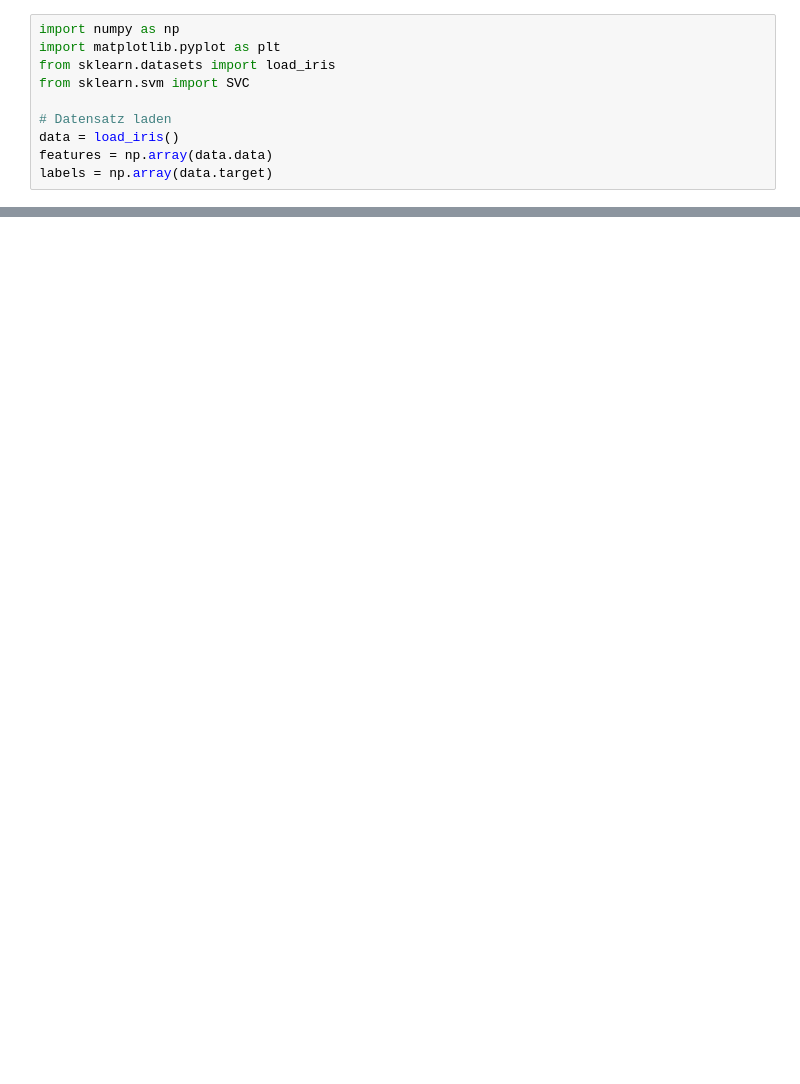
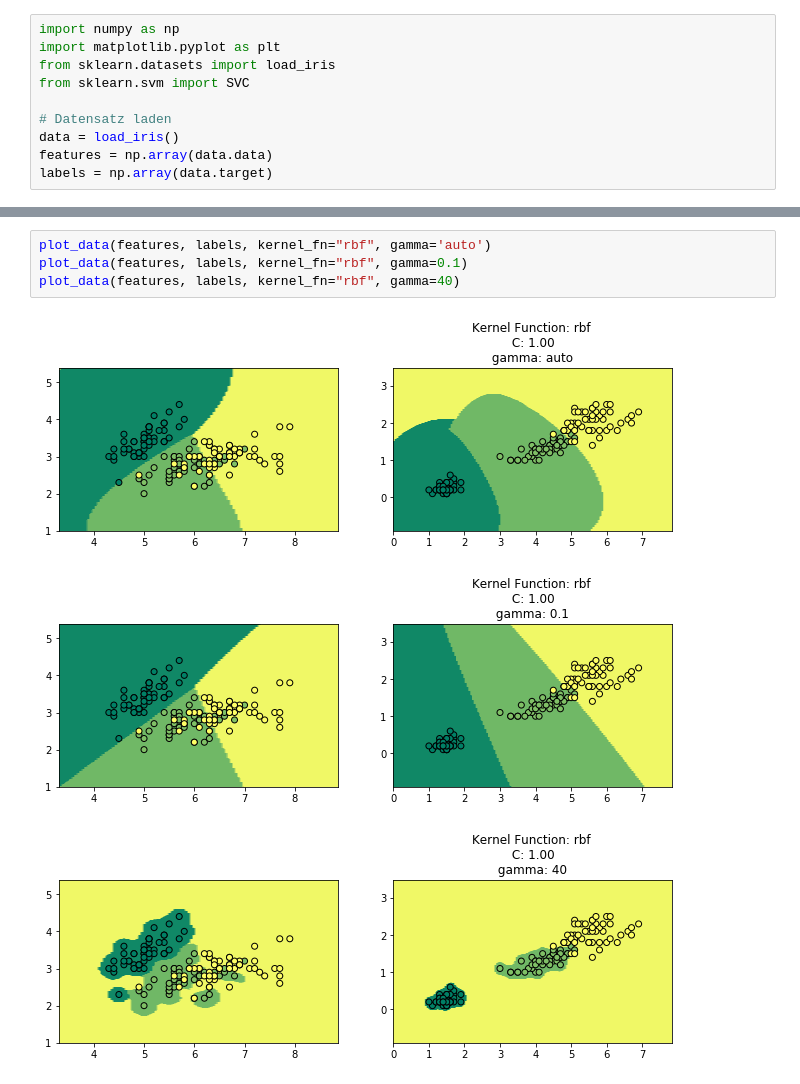
Before and after one commit to emomicrowave/machine-learning-tutorials, a Jupyter notebook: 05-support_vector_machines/notebook.ipynb, the cells around one changed output, grey strips where cells are left out. Drawn from its saved outputs; the diff is of its cells as text; blank space fills up the shorter version.

```diff
--- a/05-support_vector_machines/notebook.ipynb
+++ b/05-support_vector_machines/notebook.ipynb
@@ -34,0 +110,8 @@ def plot_data(X, y, kernel_fn="linear", C=1.0, degree=3, gamma='auto'):
+# %%
+plot_data(features, labels, kernel_fn="rbf", gamma='auto')
+plot_data(features, labels, kernel_fn="rbf", gamma=0.1)
+plot_data(features, labels, kernel_fn="rbf", gamma=40)
+# %% [output]
+[figure, added]
+[figure, added]
+[figure, added]
```
Also changed, not shown: parts of 12 cells of this notebook.
